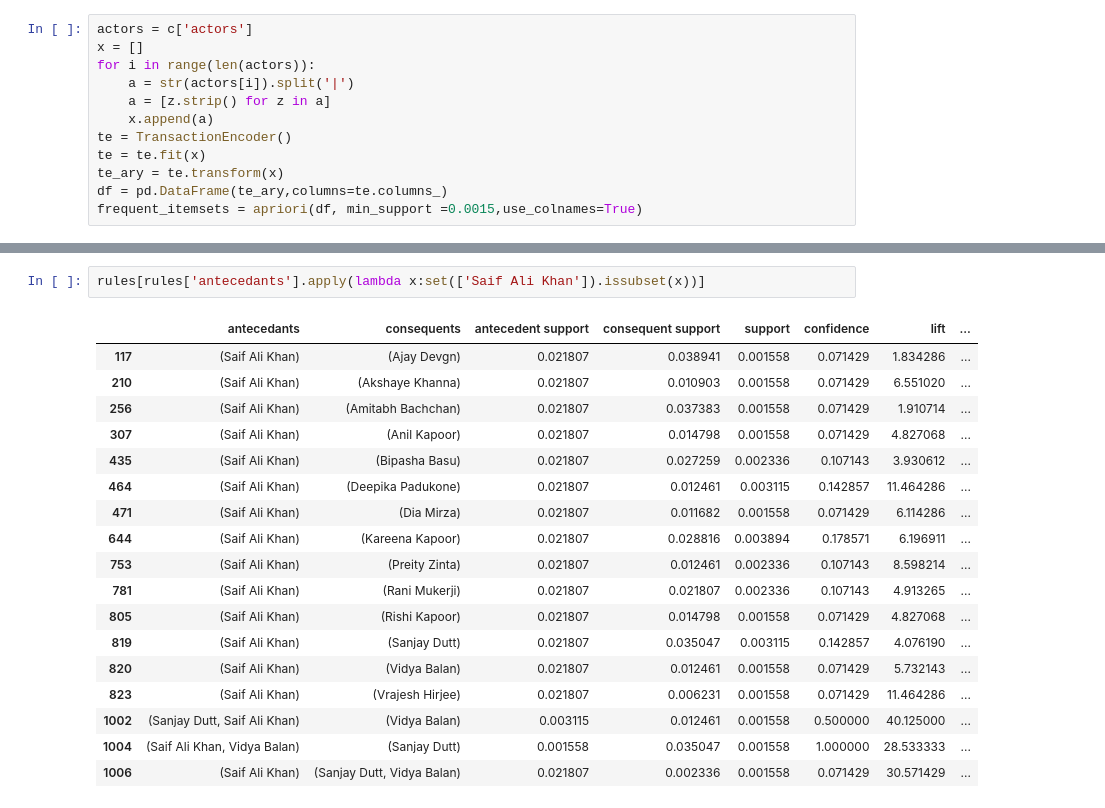
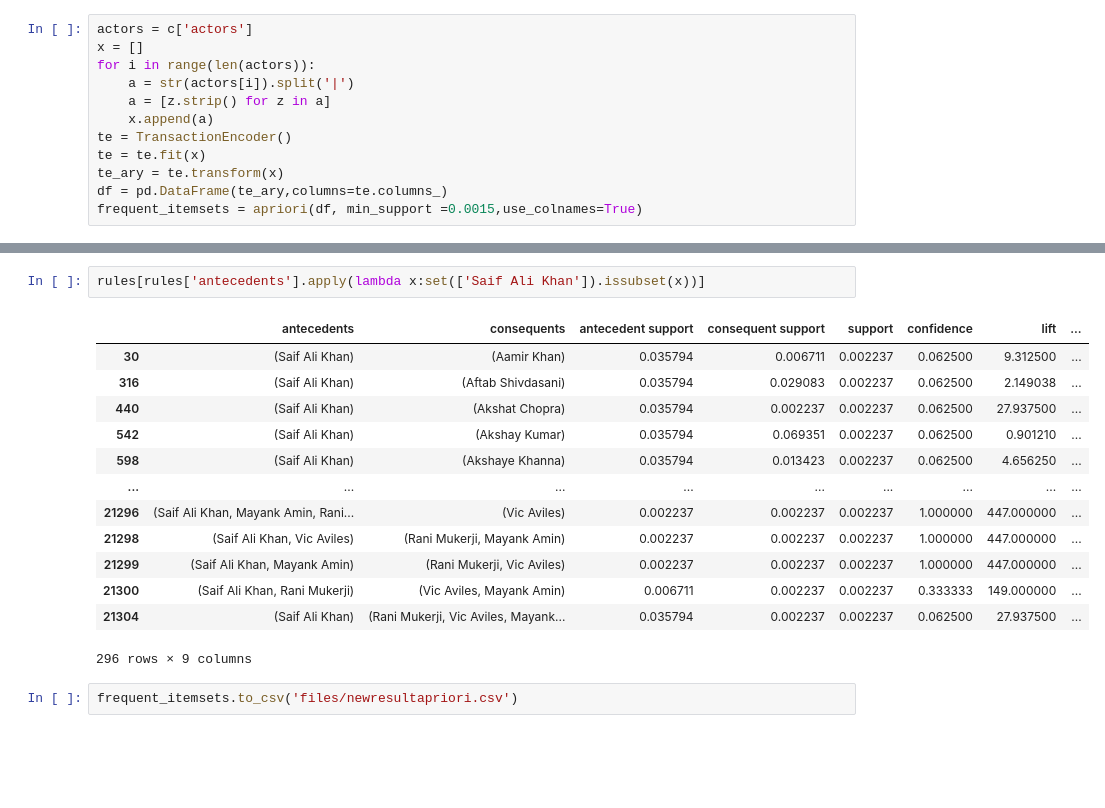
Before and after one commit to sanketsut/BE-Star-Cast-Recomm, a Jupyter notebook: Using apriori.ipynb, the cells around one changed output, grey strips where cells are left out. Saved outputs shown, nothing was run; the diff lists cells and outputs as text; blank space fills up the shorter version.

```diff
--- a/Using apriori.ipynb
+++ b/Using apriori.ipynb
@@ -52,21 +45,18 @@ rules
 # %%
-rules[rules['antecedants'].apply(lambda x:set(['Saif Ali Khan']).issubset(x))]
+rules[rules['antecedents'].apply(lambda x:set(['Saif Ali Khan']).issubset(x))]
 # %% [output]
-|  | antecedants | consequents | antecedent support | consequent support | support | confidence | lift | ... |
-| 117 | (Saif Ali Khan) | (Ajay Devgn) | 0.021807 | 0.038941 | 0.001558 | 0.071429 | 1.834286 | ... |
-| 210 | (Saif Ali Khan) | (Akshaye Khanna) | 0.021807 | 0.010903 | 0.001558 | 0.071429 | 6.551020 | ... |
-| 256 | (Saif Ali Khan) | (Amitabh Bachchan) | 0.021807 | 0.037383 | 0.001558 | 0.071429 | 1.910714 | ... |
-| 307 | (Saif Ali Khan) | (Anil Kapoor) | 0.021807 | 0.014798 | 0.001558 | 0.071429 | 4.827068 | ... |
-| 435 | (Saif Ali Khan) | (Bipasha Basu) | 0.021807 | 0.027259 | 0.002336 | 0.107143 | 3.930612 | ... |
-| 464 | (Saif Ali Khan) | (Deepika Padukone) | 0.021807 | 0.012461 | 0.003115 | 0.142857 | 11.464286 | ... |
-| 471 | (Saif Ali Khan) | (Dia Mirza) | 0.021807 | 0.011682 | 0.001558 | 0.071429 | 6.114286 | ... |
-| 644 | (Saif Ali Khan) | (Kareena Kapoor) | 0.021807 | 0.028816 | 0.003894 | 0.178571 | 6.196911 | ... |
-| 753 | (Saif Ali Khan) | (Preity Zinta) | 0.021807 | 0.012461 | 0.002336 | 0.107143 | 8.598214 | ... |
-| 781 | (Saif Ali Khan) | (Rani Mukerji) | 0.021807 | 0.021807 | 0.002336 | 0.107143 | 4.913265 | ... |
-| 805 | (Saif Ali Khan) | (Rishi Kapoor) | 0.021807 | 0.014798 | 0.001558 | 0.071429 | 4.827068 | ... |
-| 819 | (Saif Ali Khan) | (Sanjay Dutt) | 0.021807 | 0.035047 | 0.003115 | 0.142857 | 4.076190 | ... |
-| 820 | (Saif Ali Khan) | (Vidya Balan) | 0.021807 | 0.012461 | 0.001558 | 0.071429 | 5.732143 | ... |
-| 823 | (Saif Ali Khan) | (Vrajesh Hirjee) | 0.021807 | 0.006231 | 0.001558 | 0.071429 | 11.464286 | ... |
-| 1002 | (Sanjay Dutt, Saif Ali Khan) | (Vidya Balan) | 0.003115 | 0.012461 | 0.001558 | 0.500000 | 40.125000 | ... |
-| 1004 | (Saif Ali Khan, Vidya Balan) | (Sanjay Dutt) | 0.001558 | 0.035047 | 0.001558 | 1.000000 | 28.533333 | ... |
-| 1006 | (Saif Ali Khan) | (Sanjay Dutt, Vidya Balan) | 0.021807 | 0.002336 | 0.001558 | 0.071429 | 30.571429 | ... |
+|  | antecedents | consequents | antecedent support | consequent support | support | confidence | lift | ... |
+| 30 | (Saif Ali Khan) | (Aamir Khan) | 0.035794 | 0.006711 | 0.002237 | 0.062500 | 9.312500 | ... |
+| 316 | (Saif Ali Khan) | (Aftab Shivdasani) | 0.035794 | 0.029083 | 0.002237 | 0.062500 | 2.149038 | ... |
+| 440 | (Saif Ali Khan) | (Akshat Chopra) | 0.035794 | 0.002237 | 0.002237 | 0.062500 | 27.937500 | ... |
+| 542 | (Saif Ali Khan) | (Akshay Kumar) | 0.035794 | 0.069351 | 0.002237 | 0.062500 | 0.901210 | ... |
+| 598 | (Saif Ali Khan) | (Akshaye Khanna) | 0.035794 | 0.013423 | 0.002237 | 0.062500 | 4.656250 | ... |
+| ... | ... | ... | ... | ... | ... | ... | ... | ... |
+| 21296 | (Saif Ali Khan, Mayank Amin, Rani... | (Vic Aviles) | 0.002237 | 0.002237 | 0.002237 | 1.000000 | 447.000000 | ... |
+| 21298 | (Saif Ali Khan, Vic Aviles) | (Rani Mukerji, Mayank Amin) | 0.002237 | 0.002237 | 0.002237 | 1.000000 | 447.000000 | ... |
+| 21299 | (Saif Ali Khan, Mayank Amin) | (Rani Mukerji, Vic Aviles) | 0.002237 | 0.002237 | 0.002237 | 1.000000 | 447.000000 | ... |
+| 21300 | (Saif Ali Khan, Rani Mukerji) | (Vic Aviles, Mayank Amin) | 0.006711 | 0.002237 | 0.002237 | 0.333333 | 149.000000 | ... |
+| 21304 | (Saif Ali Khan) | (Rani Mukerji, Vic Aviles, Mayank... | 0.035794 | 0.002237 | 0.002237 | 0.062500 | 27.937500 | ... |
+296 rows × 9 columns
+# %%
+frequent_itemsets.to_csv('files/newresultapriori.csv')
```
Also changed, not shown: parts of 2 cells of this notebook, 3 other files.
